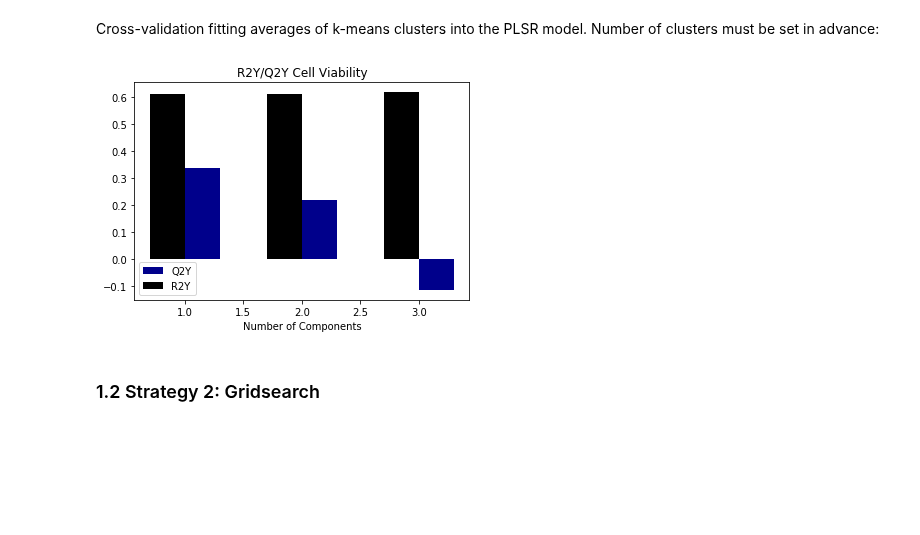
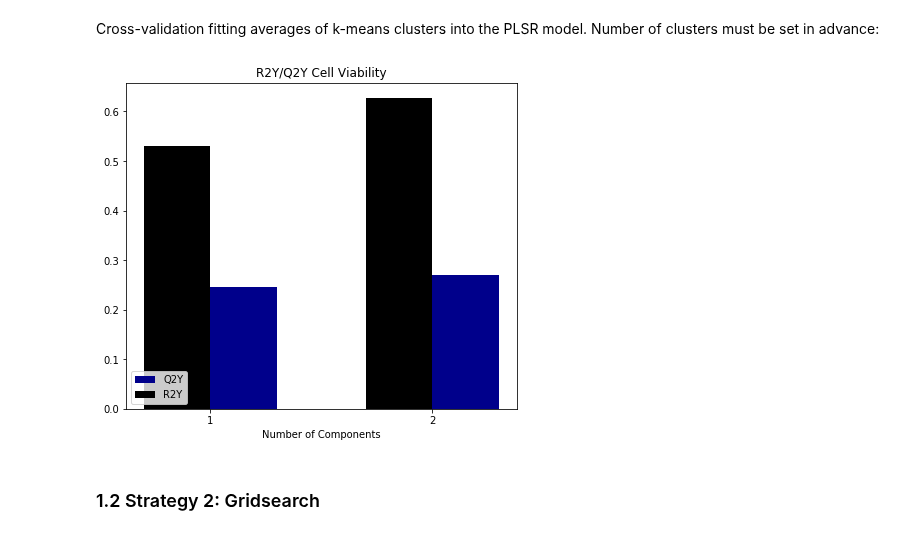
Before and after one commit to meyer-lab/DDMC, a Jupyter notebook: Figure2_kmeansPLSR.ipynb, the cells around one changed output. Drawn from its saved outputs; the diff is of its cells as text; code cells hidden in the pictures; blank space fills up the shorter version.

```diff
--- a/Figure2_kmeansPLSR.ipynb
+++ b/Figure2_kmeansPLSR.ipynb
@@ -51,3 +26,15 @@ ABC_mc.sort_values(by="Master Protein Descriptions")
+# %%
+# pd.set_option('display.max_colwidth', 1000)
+# pd.set_option('display.max_rows', 1000)
+
+ABC = preprocessing(motifs=True, Vfilter=True, FCfilter=True, log2T=True)
+ABC = preprocess_seqs(ABC, "Y").sort_values(by="Protein")
+
+
+header = ABC.columns
+treatments = ABC.columns[6:]
+
+data = ABC.iloc[:, 6:].T
 # %% [markdown]
 ### Phenotypes
 # %% [markdown]
@@ -70,15 +57,15 @@ Y_cv = Y_cv[Y_cv["Elapsed"] == 72].iloc[0, 1:]
 # %% [markdown]
 Cross-validation fitting averages of k-means clusters into the PLSR model. Number of clusters must be set in advance:
 # %%
-ncl = 3
+ncl = 2
 # %%
 kmeans = MyOwnKMEANS(ncl).fit(data, Y_cv)
 centers = kmeans.transform(data)
 # %%
-fig, ax = plt.subplots(1, 1)
+fig, ax = plt.subplots(1, 1, figsize=(7,6))
 plotR2YQ2Y(ax, ncl, centers, Y_cv)
 # %% [output]
-[figure, old version]
+[figure, new version]
 # %% [markdown]
 ### 1.2 Strategy 2: Gridsearch
 # %% [markdown]
```
Also changed, not shown: parts of 15 cells of this notebook, 16 other files.
